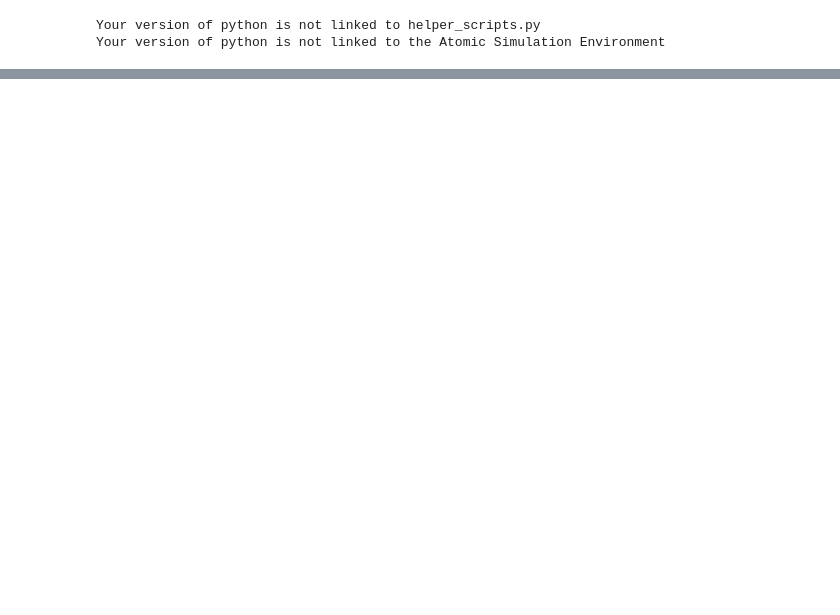
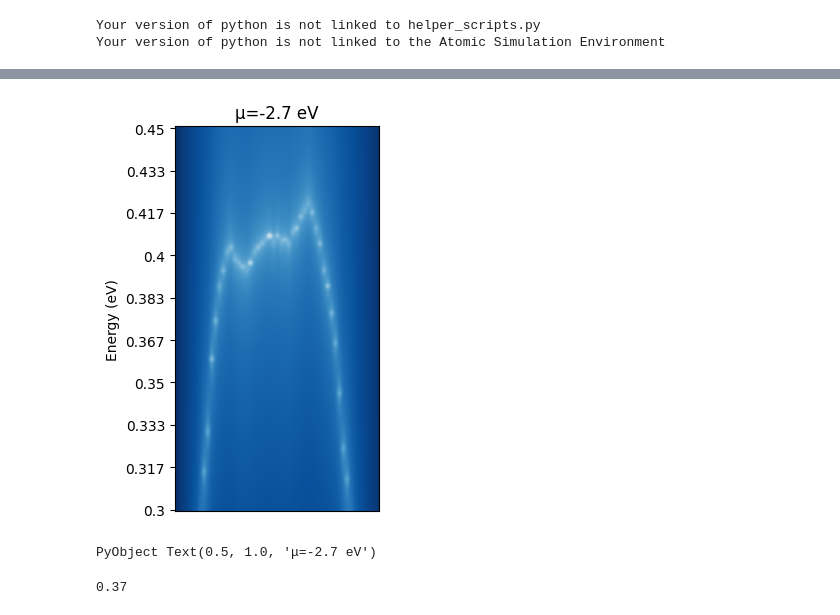
Before and after one commit to AliGhorashiCMT/Plasmons_Paper, a Jupyter notebook: Moire_Figs/Moire13_with_Alkali/Sodium/plasmons/Analyze.ipynb, the cells around one changed output, grey strips where cells are left out. Saved outputs shown, nothing was run; the diff lists cells and outputs as text; code cells hidden in the pictures; blank space fills up the shorter version.

```diff
--- a/Moire_Figs/Moire13_with_Alkali/Sodium/plasmons/Analyze.ipynb
+++ b/Moire_Figs/Moire13_with_Alkali/Sodium/plasmons/Analyze.ipynb
@@ -29,0 +79,31 @@ plot(bandsdn[:, 109])
+# %%
+realpols = zeros(56, 100)
+
+for (i, line) in enumerate(readlines("bandstruct.kpoints")[3:end])
+    q = parse.(Float64, split(line)[2:4])
+    b1 = unnormalize_kvector(lattice_vectors, q)
+    screening=exp(-6*sqrt(sum(b1.^2)))
+    for (j, omega) in enumerate(range(0.3, 0.45, length=100))
+        eps = return_2d_epsilon(q, lattice_vectors, omega, impols[i], 100, 30)
+        realpols[i, j] = real(eps)+2*6*screening/(1+6*(1-screening))
+    end
+end
+# %%
+energyrange = round.(range(0.3, 0.45 , length=10), digits=3)
+energyrange2 = round.(range(0.3, 0.45, length=100), digits=3)
+
+figure(figsize=(10, 5))
+subplot(1, 3, 1)
+imshow(transpose(log.(abs.(realpols[2:end-2, :])) .+0.1), interpolation="gaussian", cmap="Blues", origin="lower")
+ylabel("Energy (eV)")
+yticks(range(0, 99, length=10), energyrange )
+xticks([])
+title("μ=-2.7 eV")
+#hlines(round(argmin(abs.(energyrange2 .- 1.07))), 0, 52, color="black", linestyle="dotted", linewidth=4)
+# %% [output]
+[figure, added]
+PyObject Text(0.5, 1.0, 'μ=-2.7 eV')
+# %%
+0.18+0.19
+# %% [output]
+0.37
```
Also changed, not shown: parts of 6 cells of this notebook.
